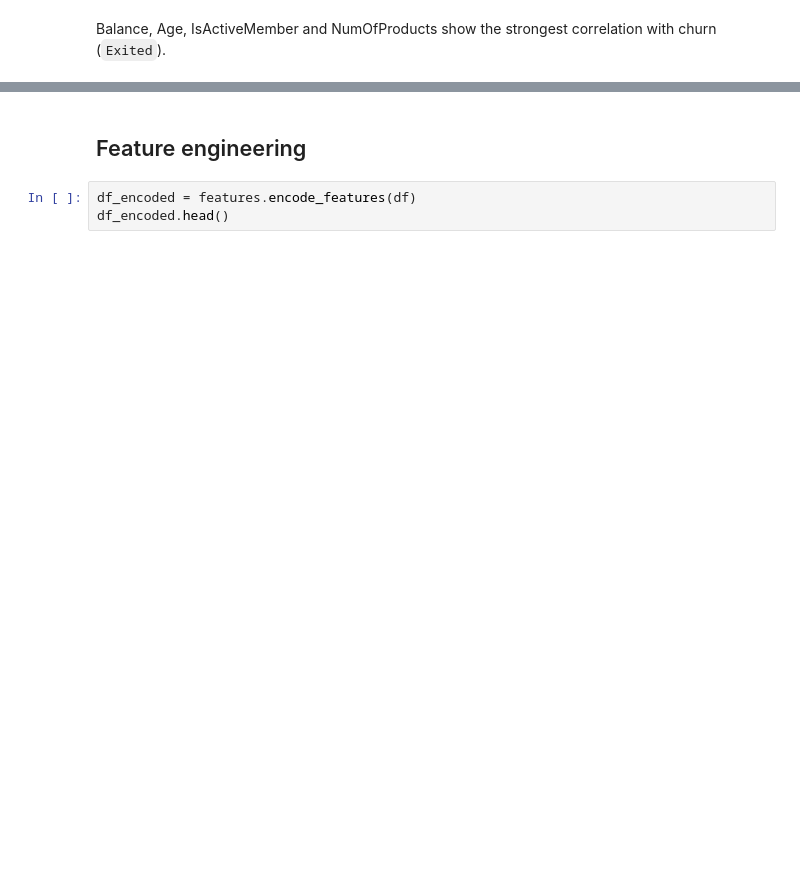
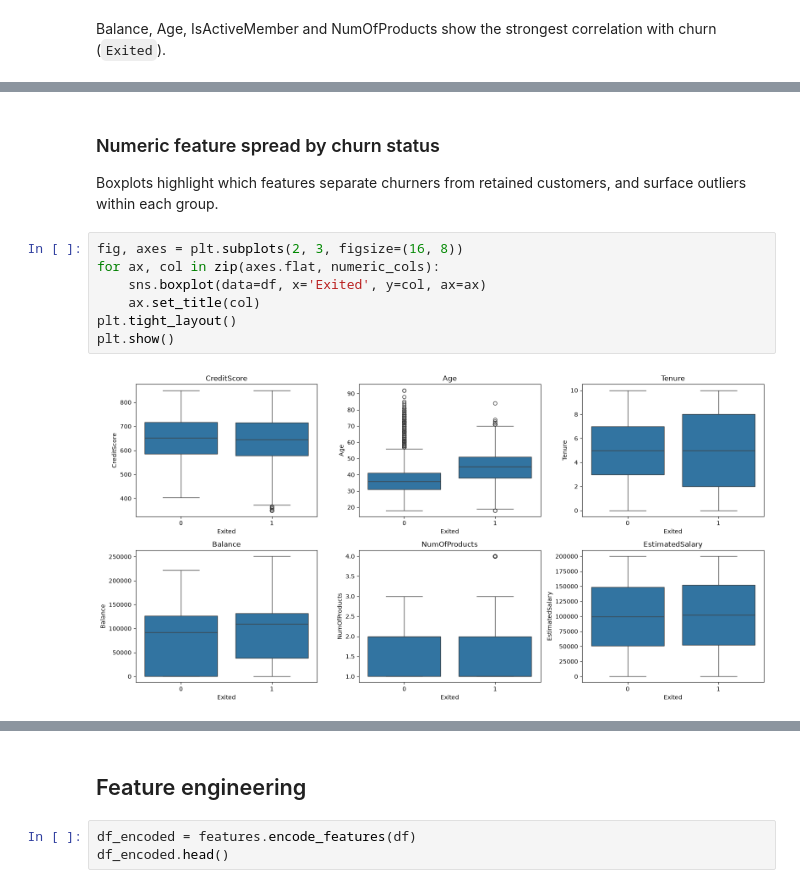
Before and after one commit to Sobhin12/Churn_Prediction, a Jupyter notebook: analysis.ipynb, the cells around one changed output, grey strips where cells are left out. Cells and saved outputs as stored; diff of their text form; blank space fills up the shorter version.

```diff
--- a/analysis.ipynb
+++ b/analysis.ipynb
@@ -37,0 +141,13 @@ Balance, Age, IsActiveMember and NumOfProducts show the strongest correlation wi
+# %% [markdown]
+### Numeric feature spread by churn status
+
+Boxplots highlight which features separate churners from retained customers, and surface outliers within each group.
+# %%
+fig, axes = plt.subplots(2, 3, figsize=(16, 8))
+for ax, col in zip(axes.flat, numeric_cols):
+    sns.boxplot(data=df, x='Exited', y=col, ax=ax)
+    ax.set_title(col)
+plt.tight_layout()
+plt.show()
+# %% [output]
+[figure, added]
```
Also changed, not shown: parts of 31 cells of this notebook.
